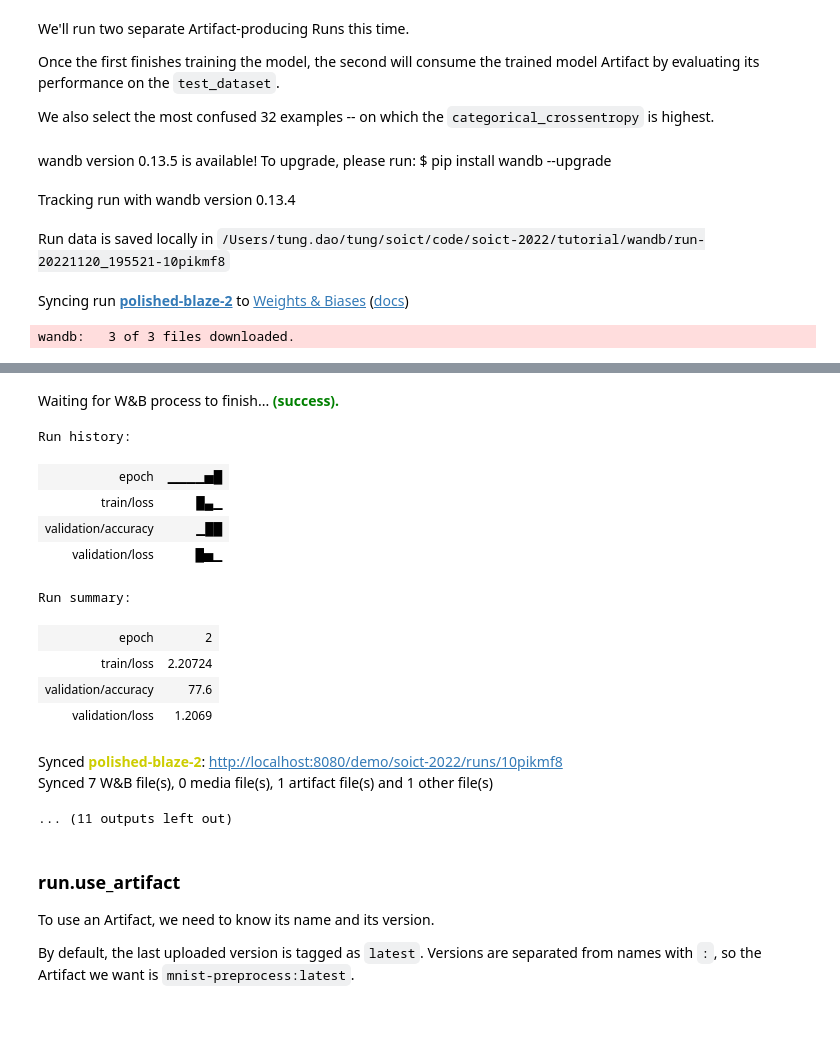
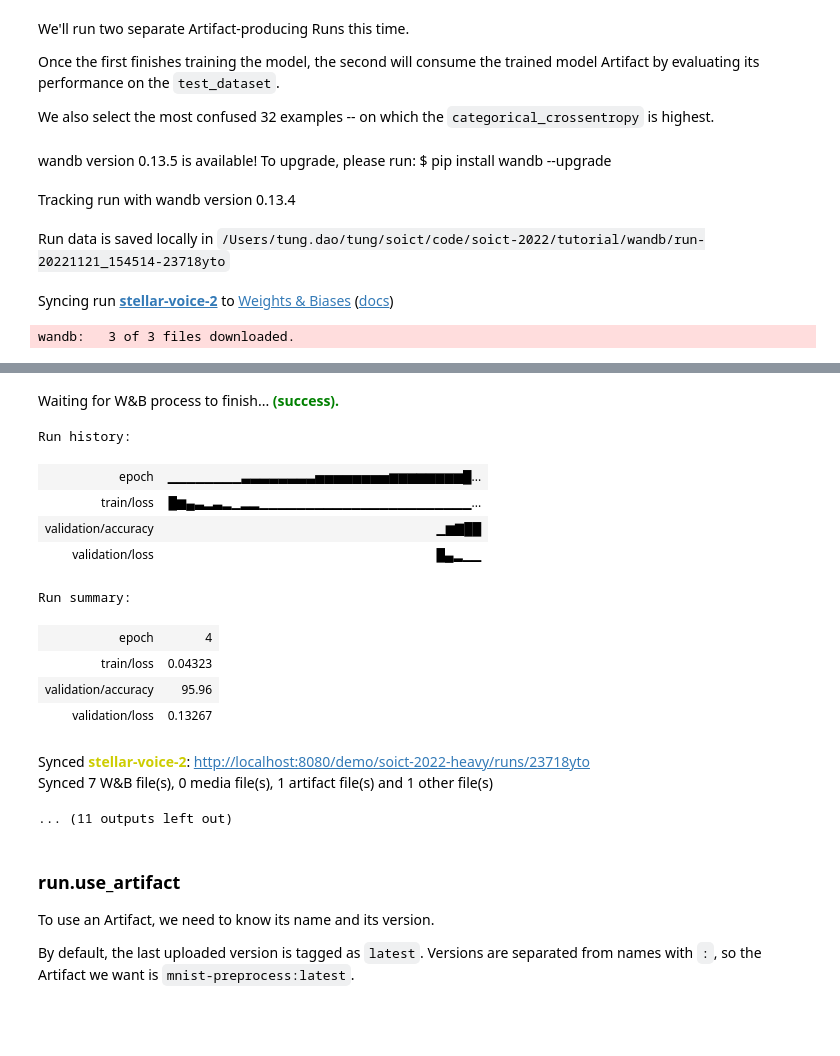
Before and after one commit to dao-duc-tung/soict-2022, a Jupyter notebook: tutorial/tutorial-01.ipynb, the cells around one changed output, grey strips where cells are left out. Drawn from its saved outputs; the diff is of its cells as text; code cells hidden in the pictures.

```diff
--- a/tutorial/tutorial-01.ipynb
+++ b/tutorial/tutorial-01.ipynb
@@ -13,3 +11,19 @@ PROJECT_NAME = "soict-2022"
+# %%
+# PROJECT_NAME = "soict-2022-heavy"
+# N_TRAIN_VALID = 10000
+# N_TEST = int(N_TRAIN_VALID * 0.2)
+# TRAIN_EPOCH = 5
+# SWEEP_N_TRAIN = 100
+# SWEEP_EPOCH = 5
+# SWEEP_COUNT = 15
+
+PROJECT_NAME = "soict-2022-demo"
+N_TRAIN_VALID = 1000
+N_TEST = int(N_TRAIN_VALID * 0.2)
+TRAIN_EPOCH = 3
+SWEEP_N_TRAIN = 5
+SWEEP_EPOCH = 1
+SWEEP_COUNT = 5
 # %% [markdown]
 ## 1. Data versioning
 
@@ -384,9 +392,9 @@ model_config = {"hidden_layer_sizes": [32, 64],
                 "dropout": 0.5,
                 "num_classes": 10}
 
-train_config = {"batch_size": 128,
-                "epochs": 3,
-                "batch_log_interval": 2,
+train_config = {"batch_size": 64,
+                "epochs": TRAIN_EPOCH,
+                "batch_log_interval": 5,
                 "optimizer": "Adam"}
 
 model = train_and_log(model_config, train_config)
@@ -394,6 +402,6 @@ evaluate_and_log()
 # %% [output]
 wandb version 0.13.5 is available! To upgrade, please run: $ pip install wandb --upgrade
 Tracking run with wandb version 0.13.4
-Run data is saved locally in /Users/tung.dao/tung/soict/code/soict-2022/tutorial/wandb/run-20221120_195521-10pikmf8
+Run data is saved locally in /Users/tung.dao/tung/soict/code/soict-2022/tutorial/wandb/run-20221121_154514-23718yto
-Syncing run polished-blaze-2 to Weights & Biases (docs)
+Syncing run stellar-voice-2 to Weights & Biases (docs)
 wandb:   3 of 3 files downloaded.
@@ -417,15 +425,15 @@ Loss/accuracy after 00762 examples: 1.207/77.600
 Waiting for W&B process to finish... (success).
 Run history:
-| epoch | ▁▁▁▁▅█ |
-| train/loss | █▄▁ |
-| validation/accuracy | ▁██ |
-| validation/loss | █▅▁ |
+| epoch | ▁▁▁▁▁▁▁▁▃▃▃▃▃▃▃▃▅▅▅▅▅▅▅▅▆▆▆▆▆▆▆▆█... |
+| train/loss | █▆▄▃▂▃▂▁▂▂▁▁▁▁▁▁▁▁▁▁▁▁▁▁▁▁▁▁▁▁▁▁▁... |
+| validation/accuracy | ▁▆▇██ |
+| validation/loss | █▄▂▁▁ |
 Run summary:
-| epoch | 2 |
-| train/loss | 2.20724 |
-| validation/accuracy | 77.6 |
-| validation/loss | 1.2069 |
+| epoch | 4 |
+| train/loss | 0.04323 |
+| validation/accuracy | 95.96 |
+| validation/loss | 0.13267 |
-Synced polished-blaze-2: http://localhost:8080/demo/soict-2022/runs/10pikmf8
+Synced stellar-voice-2: http://localhost:8080/demo/soict-2022-heavy/runs/23718yto
 Synced 7 W&B file(s), 0 media file(s), 1 artifact file(s) and 1 other file(s)
 ... (11 outputs left out)
 # %% [markdown]
```
Also changed, not shown: parts of 12 cells of this notebook.
